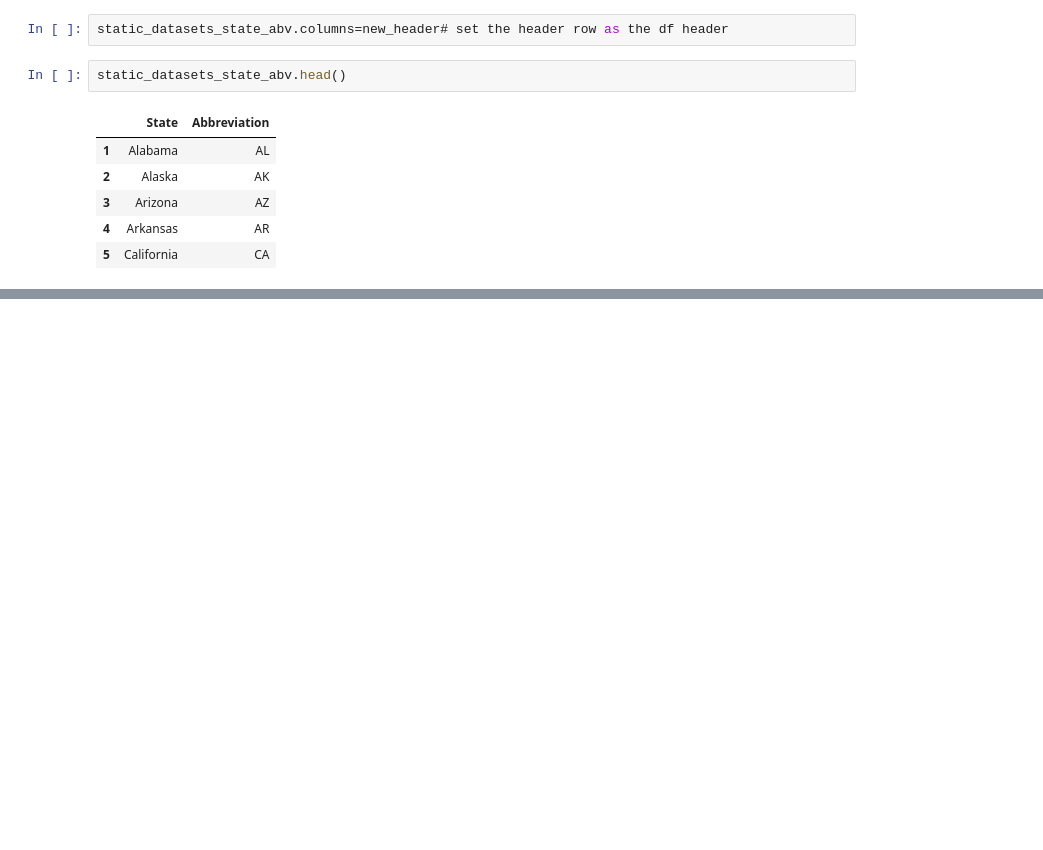
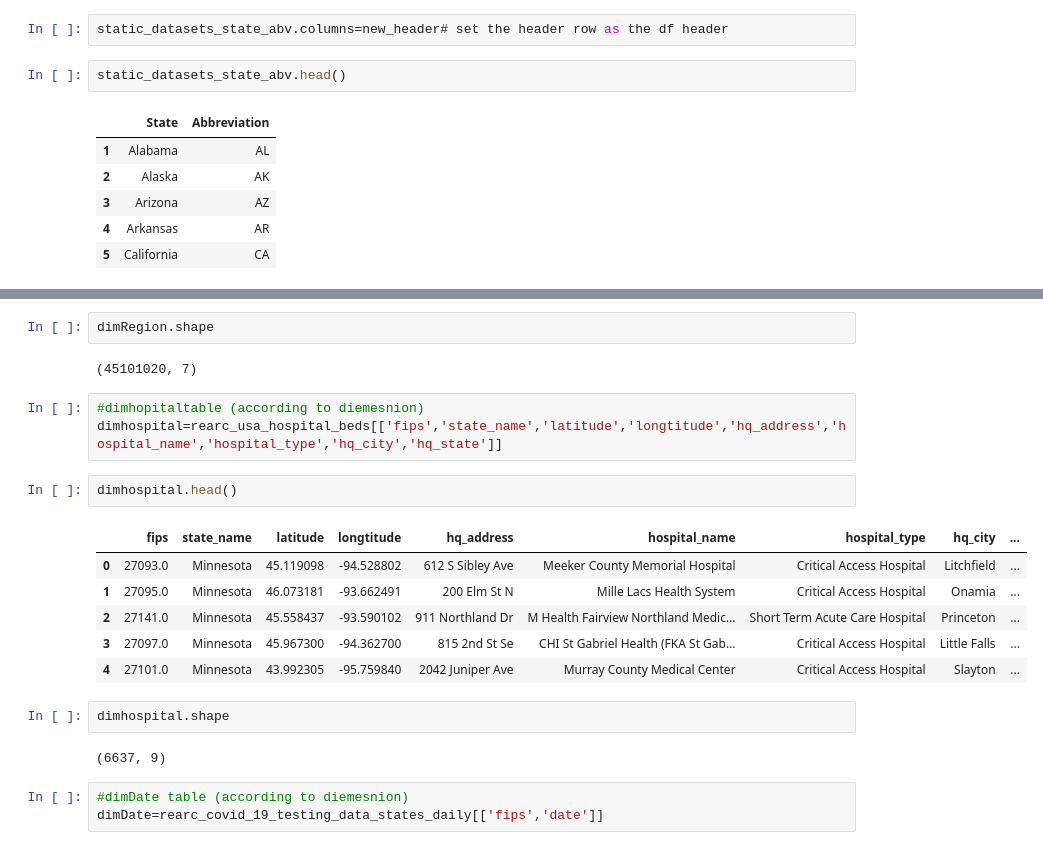
Before and after one commit to techiemas/covid-19aws, a Jupyter notebook: DE_project.ipynb, the cells around one changed output, grey strips where cells are left out. Cells and saved outputs as stored; diff of their text form; blank space fills up the shorter version.

```diff
--- a/DE_project.ipynb
+++ b/DE_project.ipynb
@@ -315,0 +355,23 @@ static_datasets_state_abv.head()
+# %%
+dimRegion.shape
+# %% [output]
+(45101020, 7)
+# %%
+#dimhopitaltable (according to diemesnion)
+dimhospital=rearc_usa_hospital_beds[['fips','state_name','latitude','longtitude','hq_address','hospital_name','hospital_type','hq_city','hq_state']]
+# %%
+dimhospital.head()
+# %% [output]
+|  | fips | state_name | latitude | longtitude | hq_address | hospital_name | hospital_type | hq_city | ... |
+| 0 | 27093.0 | Minnesota | 45.119098 | -94.528802 | 612 S Sibley Ave | Meeker County Memorial Hospital | Critical Access Hospital | Litchfield | ... |
+| 1 | 27095.0 | Minnesota | 46.073181 | -93.662491 | 200 Elm St N | Mille Lacs Health System | Critical Access Hospital | Onamia | ... |
+| 2 | 27141.0 | Minnesota | 45.558437 | -93.590102 | 911 Northland Dr | M Health Fairview Northland Medic... | Short Term Acute Care Hospital | Princeton | ... |
+| 3 | 27097.0 | Minnesota | 45.967300 | -94.362700 | 815 2nd St Se | CHI St Gabriel Health (FKA St Gab... | Critical Access Hospital | Little Falls | ... |
+| 4 | 27101.0 | Minnesota | 43.992305 | -95.759840 | 2042 Juniper Ave | Murray County Medical Center | Critical Access Hospital | Slayton | ... |
+# %%
+dimhospital.shape
+# %% [output]
+(6637, 9)
+# %%
+#dimDate table (according to diemesnion)
+dimDate=rearc_covid_19_testing_data_states_daily[['fips','date']]
```
Also changed, not shown: parts of 7 cells of this notebook, 1 other file.
